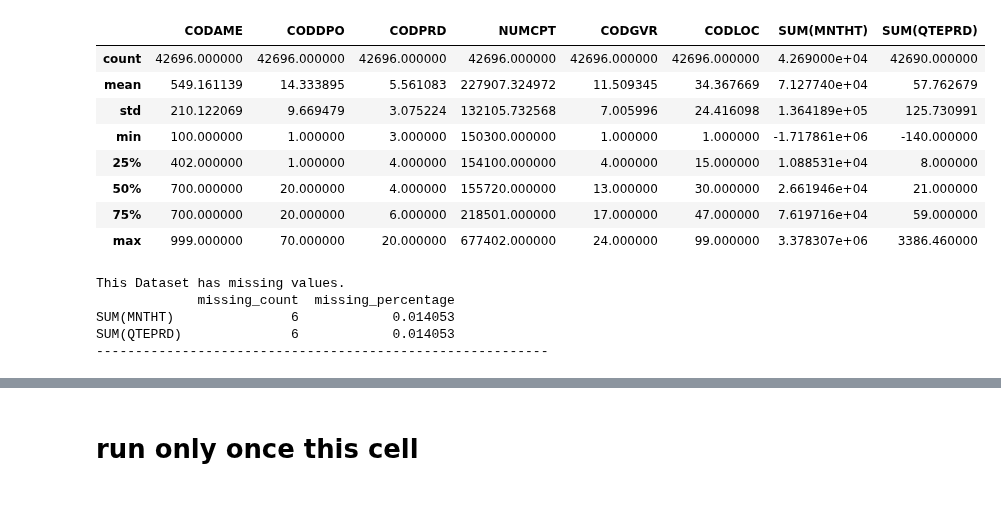
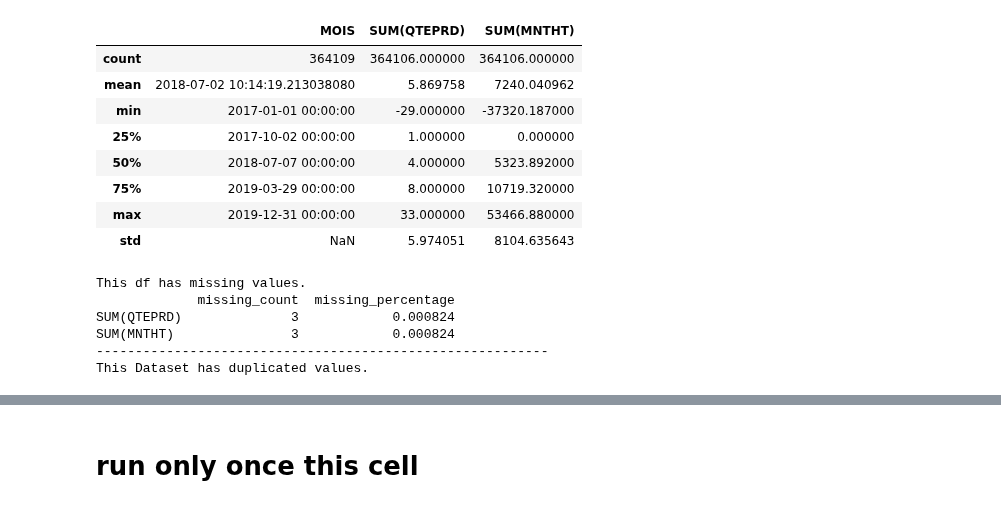
Before and after one commit to MedAzizBouzid/AGIL-ENERGY-Forecast-system, a Jupyter notebook: notebooks/data_filter.ipynb, the cells around one changed output, grey strips where cells are left out. Drawn from its saved outputs; the diff is of its cells as text; code cells hidden in the pictures.

```diff
--- a/notebooks/data_filter.ipynb
+++ b/notebooks/data_filter.ipynb
@@ -5,4 +5,4 @@ import numpy as np
 import warnings
 warnings.filterwarnings('ignore')
 # %%
-df=pd.read_excel("bi2018_2019.xlsx")
+df=pd.read_excel("../data/VENTE_2017_2019.xlsx")
@@ -13,2 +9,2 @@ dataset.to_csv('carburant.csv',index=False)
 # %%
-dataset = dataset.drop(df.columns[0], axis=1)
+df = df.drop(df.columns[0], axis=1)
@@ -35,28 +41,29 @@ memory usage: 6.2+ MB
 # %%
-dataset.describe()
+df.describe()
 # %% [output]
-|  | CODAME | CODDPO | CODPRD | NUMCPT | CODGVR | CODLOC | SUM(MNTHT) | SUM(QTEPRD) |
-| count | 42696.000000 | 42696.000000 | 42696.000000 | 42696.000000 | 42696.000000 | 42696.000000 | 4.269000e+04 | 42690.000000 |
-| mean | 549.161139 | 14.333895 | 5.561083 | 227907.324972 | 11.509345 | 34.367669 | 7.127740e+04 | 57.762679 |
-| std | 210.122069 | 9.669479 | 3.075224 | 132105.732568 | 7.005996 | 24.416098 | 1.364189e+05 | 125.730991 |
-| min | 100.000000 | 1.000000 | 3.000000 | 150300.000000 | 1.000000 | 1.000000 | -1.717861e+06 | -140.000000 |
-| 25% | 402.000000 | 1.000000 | 4.000000 | 154100.000000 | 4.000000 | 15.000000 | 1.088531e+04 | 8.000000 |
-| 50% | 700.000000 | 20.000000 | 4.000000 | 155720.000000 | 13.000000 | 30.000000 | 2.661946e+04 | 21.000000 |
-| 75% | 700.000000 | 20.000000 | 6.000000 | 218501.000000 | 17.000000 | 47.000000 | 7.619716e+04 | 59.000000 |
-| max | 999.000000 | 70.000000 | 20.000000 | 677402.000000 | 24.000000 | 99.000000 | 3.378307e+06 | 3386.460000 |
+|  | MOIS | SUM(QTEPRD) | SUM(MNTHT) |
+| count | 364109 | 364106.000000 | 364106.000000 |
+| mean | 2018-07-02 10:14:19.213038080 | 5.869758 | 7240.040962 |
+| min | 2017-01-01 00:00:00 | -29.000000 | -37320.187000 |
+| 25% | 2017-10-02 00:00:00 | 1.000000 | 0.000000 |
+| 50% | 2018-07-07 00:00:00 | 4.000000 | 5323.892000 |
+| 75% | 2019-03-29 00:00:00 | 8.000000 | 10719.320000 |
+| max | 2019-12-31 00:00:00 | 33.000000 | 53466.880000 |
+| std | NaN | 5.974051 | 8104.635643 |
 # %%
-if(dataset.isnull().values.any()):
-    print("This Dataset has missing values. ")
-    missing_percentage = dataset.isnull().sum()*100/len(dataset)
-    missing_value_df = pd.DataFrame({'missing_count': dataset.isnull().sum(),'missing_percentage': missing_percentage})
+if(df.isnull().values.any()):
+    print("This df has missing values. ")
+    missing_percentage = df.isnull().sum()*100/len(df)
+    missing_value_df = pd.DataFrame({'missing_count': df.isnull().sum(),'missing_percentage': missing_percentage})
 
     print(  missing_value_df[missing_value_df.missing_count != 0])
 print("----------------------------------------------------------")
-if dataset.duplicated().any():
+if df.duplicated().any():
      print("This Dataset has duplicated values.")
 # %% [output]
-This Dataset has missing values.
+This df has missing values.
              missing_count  missing_percentage
-SUM(MNTHT)               6            0.014053
-SUM(QTEPRD)              6            0.014053
+SUM(QTEPRD)              3            0.000824
+SUM(MNTHT)               3            0.000824
 ----------------------------------------------------------
+This Dataset has duplicated values.
```
Also changed, not shown: parts of 20 cells of this notebook, 7 other files.
